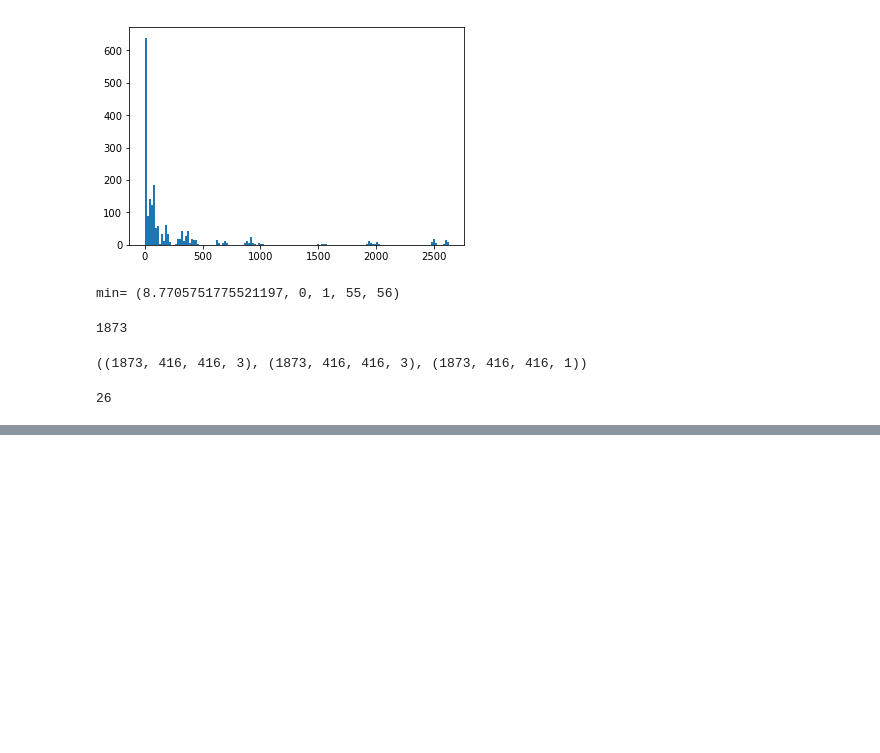
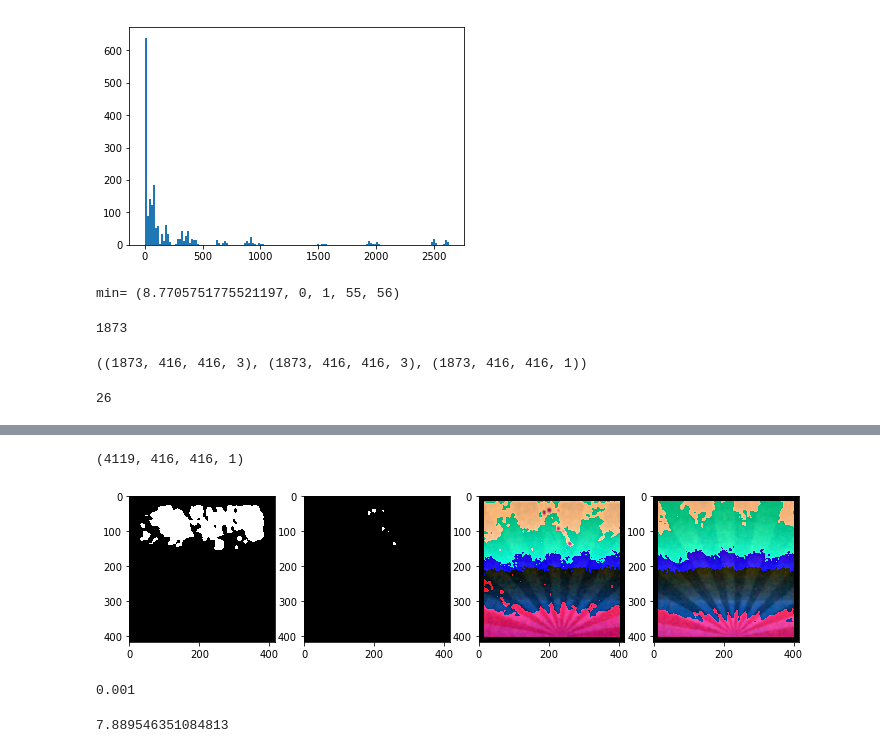
Before and after one commit to SorokinV/2018-TopCoder-Konika-Minolta, a Jupyter notebook: Jupyter/CM-V02-NET.ipynb, the cells around one changed output, grey strips where cells are left out. Drawn from its saved outputs; the diff is of its cells as text; code cells hidden in the pictures; blank space fills up the shorter version.

```diff
--- a/Jupyter/CM-V02-NET.ipynb
+++ b/Jupyter/CM-V02-NET.ipynb
@@ -498,12 +527,16 @@ if 0 :
     model10.summary()
 # %%
 def mergeXX (img_shape,n_out=1, acti='elu', dropout=False, batch=True, acti_last='sigmoid') :
-    xx1 = LinkNetBoba(img_shape,prefix='boba1',n_out=3) #,acti_last='tanh')
-    xx2 = LinkNetBoba(img_shape,prefix='boba2',n_out=3) #,acti_last='tanh')
+    xx1 = LinkNetBoba(img_shape,prefix='boba1',n_out=3,acti_last='tanh')
+    xx2 = LinkNetBoba(img_shape,prefix='boba2',n_out=3,acti_last='tanh')
 
     io = keras.layers.Add()([xx1.output, xx2.output])
 
-    io = Conv2D(10, (3,3), padding='same')(io)
+    io = Conv2D(8, (3,3), padding='same')(io)
+    if batch : io = BatchNormalization()(io)
+    io = Activation(acti)(io)
+
+    io = Conv2D(16, (3,3), padding='same')(io)
     if batch : io = BatchNormalization()(io)
     io = Activation(acti)(io)
 
@@ -638,32 +671,35 @@ ________________________________________________________________________________
 # %%
 print(datetime.datetime.now())
 
-epochs     = 10
+epochs     = 40 #60
 verbose    = 2
 batch_size = 6
 batch_size = 16
 
 metric     = 'F1ScoreCC'
 
-path       = 750
+path       = YY.shape[0] #750
 
-filepath="../Temp/V02-val_"+metric+"={val_"+metric+":.4f}.hdf5"
+filepath="../Temp/V02-val_"+metric+"={val_"+metric+":.4f}-({"+metric+":.4f}).hdf5"
 #checkpoint1 = ModelCheckpoint(filepath, monitor=metric,        verbose=1, save_best_only=True, mode='max')
 #checkpoint1 = ModelCheckpoint(filepath, monitor=metric,        verbose=1, save_best_only=True, mode='max')
 checkpoint2 = ModelCheckpoint(filepath, monitor='val_'+metric, verbose=1, save_best_only=True, mode='max')
 
-reduce_lr1     = ReduceLROnPlateau(monitor='val_loss', factor=0.1,patience=3, min_lr=0.000001,verbose=1)
+reduce_lr1     = ReduceLROnPlateau(monitor='val_loss', factor=0.1,patience=4, min_lr=0.000001,verbose=1)
 reduce_lr2     = ReduceLROnPlateau(monitor='loss',     factor=0.1,patience=2, min_lr=0.000001,verbose=1)
 
-hist1  = model10.fit([X1[:path],X2[:path]],YY[:path],
+early_stopping = EarlyStopping(monitor='val_loss',     patience=6,min_delta=0.0001,verbose=1)
+
+#hist1  = model10.fit([X1[:path],X2[:path]],YY[:path],
+hist1  = model10.fit([X1,X2],YY,
                     epochs=epochs,
                     batch_size=batch_size,
                     validation_split=0.20,
                     #validation_data=(ttrainX[2300:],ttrainY[2300:]),
-                    initial_epoch = 0,
+                    initial_epoch = 40,
                     #callbacks=[early_stopping,reduce_lr1,reduce_lr2,checkpoint],
                     #callbacks=[reduce_lr1,reduce_lr2,checkpoint2,early_stopping],
-                    callbacks=[reduce_lr1,reduce_lr2,checkpoint2],
+                    callbacks=[reduce_lr1,reduce_lr2,checkpoint2,early_stopping],
                     verbose=verbose)
 
 print(datetime.datetime.now())
@@ -687,0 +722,5 @@ Epoch 00009: val_F1ScoreCC did not improve
+# %%
+if 1 :
+    print(datetime.datetime.now())
+    PP = model10.predict([X1,X2],batch_size=batch_size)
+    print(datetime.datetime.now())
@@ -687,0 +730,26 @@ Epoch 00009: val_F1ScoreCC did not improve
+# %%
+NN = 23
+th = 0.999
+print(PP.shape)
+plt.figure(figsize=(12,5))
+ppp = PP[NN].reshape(PP.shape[1:-1]).copy(); ppp[ppp>=th] = 1.0; ppp[ppp<th] = 0.0;
+plt.subplot(1,4,1);  plt.imshow(ppp,'gray');
+plt.subplot(1,4,2);  plt.imshow(YY[NN].reshape(YY.shape[1:-1]),'gray');
+plt.subplot(1,4,3);  plt.imshow(X1[NN]);
+plt.subplot(1,4,4);  plt.imshow(X2[NN]);
+plt.show()
+# %% [output]
+(4119, 416, 416, 1)
+[figure, added]
+# %%
+
+#model10.lr.get_value()
+K.get_value(model10.optimizer.lr)
+K.set_value(model10.optimizer.lr, 0.001)
+K.get_value(model10.optimizer.lr)
+# %% [output]
+0.001
+# %%
+12000.0/(390*390)*100.0
+# %% [output]
+7.889546351084813
```
Also changed, not shown: parts of 7 cells of this notebook.
